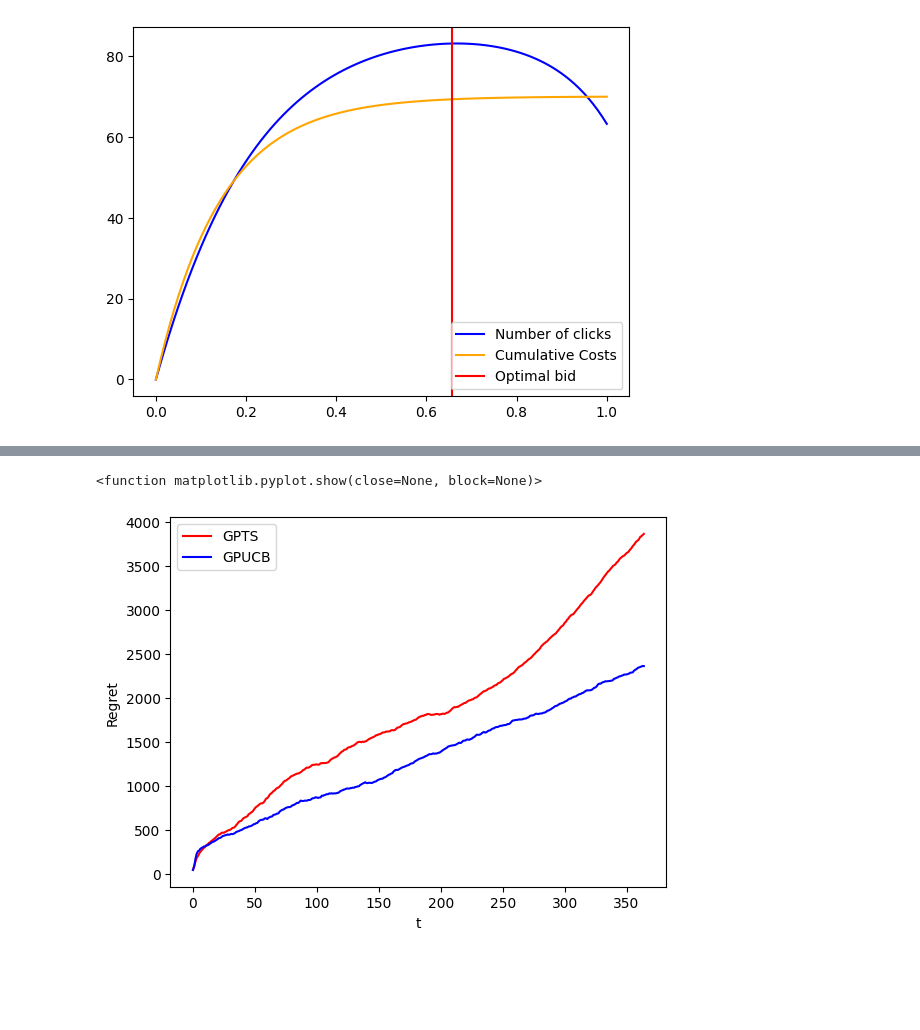
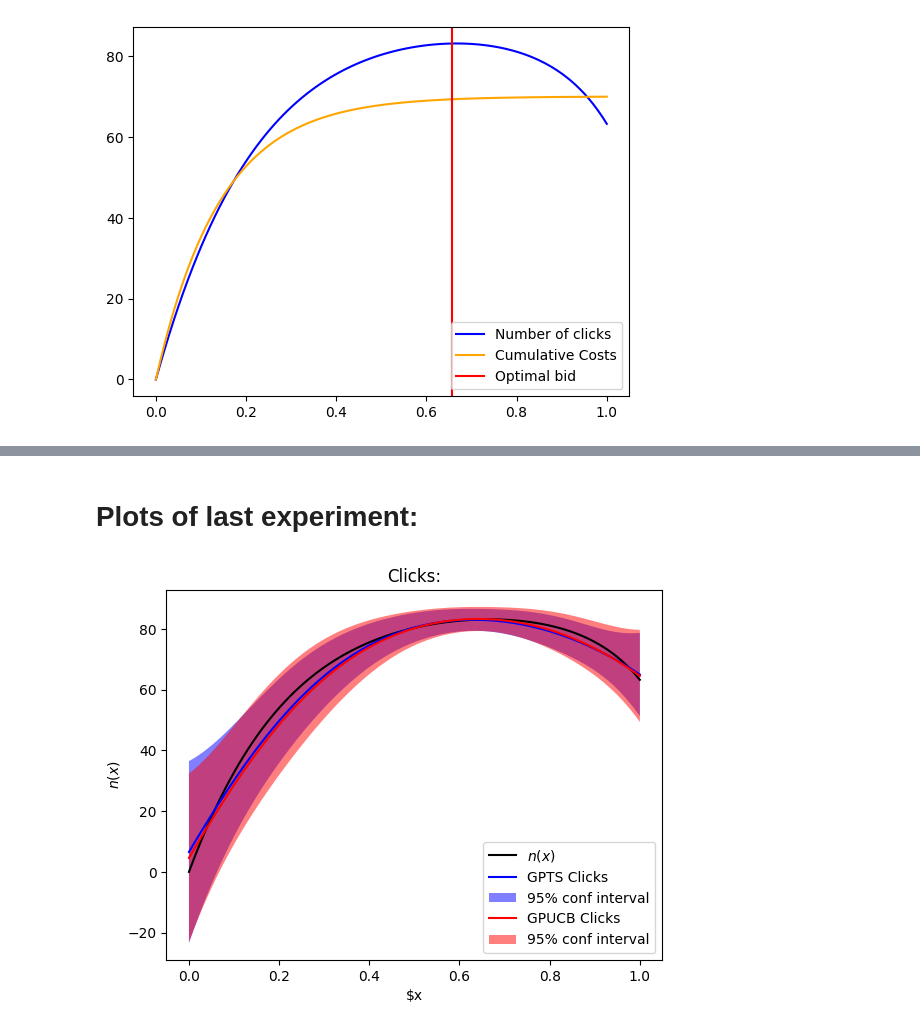
Before and after one commit to ebjaime/OLA-project, a Jupyter notebook: Step2/Manuel/part_2.ipynb, the cells around one changed output, grey strips where cells are left out. Cells and saved outputs as stored; diff of their text form; code cells hidden in the pictures; blank space fills up the shorter version.

```diff
--- a/Step2/Manuel/part_2.ipynb
+++ b/Step2/Manuel/part_2.ipynb
@@ -217,3 +129,13 @@ class GPUCB_Learner(Learner):
+# %%
+class GPUCB_Learner(GPTS_Learner):
+  def __init__(self, n_arms, arms, alpha_clicks, alpha_costs, normalize_y = False, step = 1, step_delay = 366, n_restarts_optimizer = 0, plot = False):
+    super().__init__(n_arms, arms, alpha_clicks, alpha_costs, normalize_y, step, step_delay, n_restarts_optimizer, plot)
+
+  # returns index of the maximum UCB from the arm normal distribution (coefficient for CI of order 1-1/T: 3.0)
+  def pull_arm(self, opt_ratexprice):
+    upper_bound = opt_ratexprice*self.means_clicks - self.means_costs + 3.0*np.sqrt((opt_ratexprice**2)*self.sigmas_clicks**2 + self.sigmas_costs**2)
+    pulled_arm = np.random.choice(np.where(upper_bound == upper_bound.max())[0])
+    return pulled_arm
 # %% [markdown]
 ## Simulation
 # %%
@@ -240,19 +162,19 @@ n_bids = 100
 min_bid = 0.0
 max_bid = 1.0
 bids = np.linspace(min_bid, max_bid, n_bids)
-sigma_clicks = 10
-sigma_costs = 10
+sigma_clicks = 3
+sigma_costs = 3
 def clicks(x):
   return 100 * (1.0 - np.exp(-4*x+3*x**3))
 def costs(x):
   return 70 * (1.0 - np.exp(-7*x))
-opt_bid = bids[np.argmax(opt_rate*prices[np.argmax(p*prices)]*clicks(bids)-costs(bids))]
+opt_bid = bids[np.argmax(2.8*clicks(bids)-costs(bids))]
 fig, ax = plt.subplots()
 ax.plot(bids,clicks(bids),'blue',bids,costs(bids),'orange')
 ax.axvline(opt_bid,c='red')
 ax.legend(["Number of clicks", "Cumulative Costs", "Optimal bid"])
 print("Advertising (optimal bid):")
-print("idx: " + str(np.argmax(opt_rate*prices[np.argmax(p*prices)]*clicks(bids)-costs(bids))) + "  bid: " + str(opt_bid) + "  clicks-costs: " + str(clicks(opt_bid)-costs(opt_bid)))
+print("idx: " + str(np.argmax(2.8*clicks(bids)-costs(bids))) + "  bid: " + str(opt_bid) + "  clicks-costs: " + str(clicks(opt_bid)-costs(opt_bid)))
 # %% [output]
 Advertising (optimal bid):
 idx: 65  bid: 0.6565656565656566  clicks-costs: 13.794848078095768
@@ -529,12 +261,20 @@ for e in tqdm(range(0,100)):  # cycle on experiments
-# %%
-opt = opt_rate*prices[np.argmax(p*prices)]*clicks(opt_bid) - costs(opt_bid)
-plt.figure(0)
-plt.ylabel("Regret")
-plt.xlabel("t")
-plt.plot(np.cumsum(np.mean(opt - gpts_rewards_per_experiment, axis = 0)), 'r')
-plt.plot(np.cumsum(np.mean(opt - gpucb_rewards_per_experiment, axis = 0)), 'b')
-plt.legend(["GPTS","GPUCB"])
-plt.show
-# %% [output]
-<function matplotlib.pyplot.show(close=None, block=None)>
-[figure, removed]
+# %% [markdown]
+# Plots of last experiment:
+# %%
+plt.figure()
+plt.title("Clicks:")
+plt.plot(bids, clicks(bids), 'black', label = r'$n(x)$')
+plt.plot(bids, gpts_learner.means_clicks, 'b-', label = u'GPTS Clicks')
+plt.fill(np.concatenate([bids, bids[::-1]]),
+        np.concatenate([gpts_learner.means_clicks - 1.96 * gpts_learner.sigmas_clicks , (gpts_learner.means_clicks + 1.96 * gpts_learner.sigmas_clicks)[::-1]]),
+        alpha = .5, fc = 'b', ec = 'None', label = '95% conf interval')
+plt.plot(bids, gpucb_learner.means_clicks, 'r-', label = u'GPUCB Clicks')
+plt.fill(np.concatenate([bids, bids[::-1]]),
+        np.concatenate([gpucb_learner.means_clicks - 1.96 * gpucb_learner.sigmas_clicks , (gpucb_learner.means_clicks + 1.96 * gpucb_learner.sigmas_clicks)[::-1]]),
+        alpha = .5, fc = 'r', ec = 'None', label = '95% conf interval')
+plt.xlabel('$x')
+plt.ylabel('$n(x)$')
+plt.legend(loc = 'lower right')
+plt.show()
+# %% [output]
+[figure, added]
```
Also changed, not shown: parts of 11 cells of this notebook.
